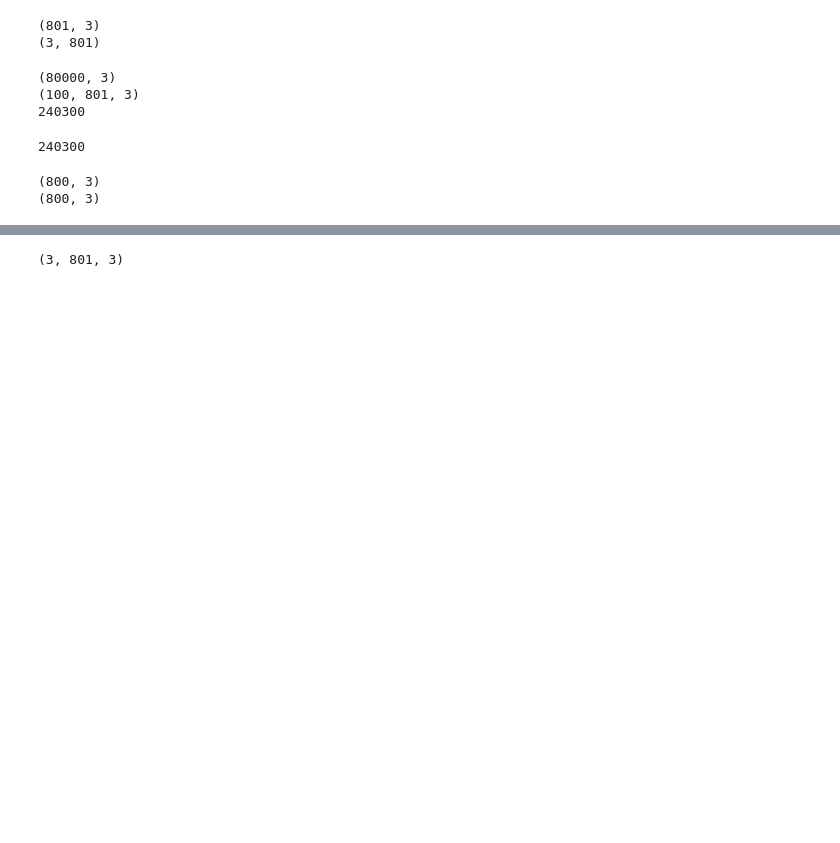
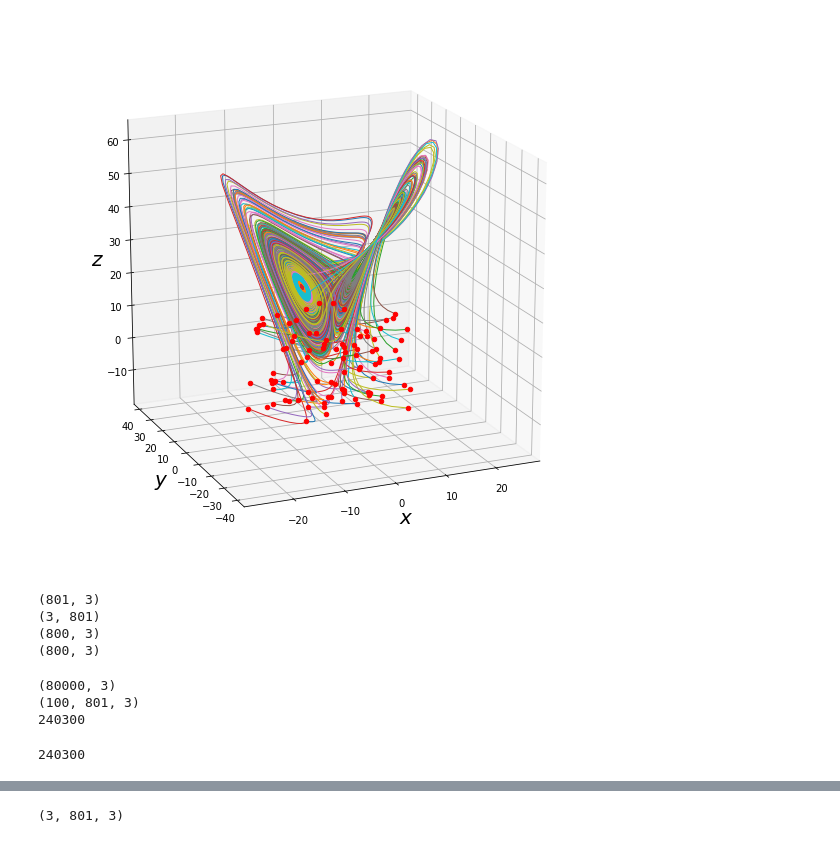
Before and after one commit to juanmggb/maestria, a Jupyter notebook: ml_batch/lorenz_ann.ipynb, the cells around one changed output, grey strips where cells are left out. Saved outputs shown, nothing was run; the diff lists cells and outputs as text; code cells hidden in the pictures; blank space fills up the shorter version.

```diff
--- a/ml_batch/lorenz_ann.ipynb
+++ b/ml_batch/lorenz_ann.ipynb
@@ -88,26 +64,55 @@ plt.show()
+# %%
+# The subplot_kw parameter allows you to specify additional keyword arguments to be passed to the
+# subplot's constructor. In this case, the projection keyword argument is being used to specify that
+# the subplot should be 3D.
+fig = plt.figure(figsize=(10,10))
+ax = fig.add_subplot(111, projection='3d')
+# fig,ax = plt.subplots(1,1,subplot_kw={'projection': '3d'})
+
+
+# For each of the 100 trajectories
+for j in range(100):
+    # j=0--------0-----------800-----------------size:800-- each trajectory has len 801,
+    # and we always remove one observation to leave 800
+    # j=1--------800---------1600----------------size:800--
+    # j=2--------1600--------2600----------------size:800--
+    # and so on ...
+    nn_input[j*(len(t)-1):(j+1)*(len(t)-1),:] = x_t[j,:-1,:]
+    nn_output[j*(len(t)-1):(j+1)*(len(t)-1),:] = x_t[j,1:,:]
+    # without transposing is a list with 801 (801->rows are the
+    # ones that are always destructured, 3) values that we would
+    # have to store in 801 variables.
+    # transposed is a list with 3 (3, 801) values
+
+
+    x, y, z = x_t[j,:,:].T
+    ax.plot(x, y, z,linewidth=1)
+    ax.scatter(x0[j,0],x0[j,1],x0[j,2],color='r')
+ax.set_xlabel('$x$', size = 20)
+ax.set_ylabel('$y$', size = 20)
+ax.set_zlabel('$z$', size = 20)
+ax.view_init(18, -113)
+plt.show()
+# %% [output]
+[figure, added]
 # %%
 j=1
 print(x_t[j,:,:].shape)
 print(x_t[j,:,:].T.shape)
+print(nn_input[j*(len(t)-1):(j+1)*(len(t)-1),:].shape)
+print(x_t[j,:-1,:].shape)
 # %% [output]
 (801, 3)
 (3, 801)
+(800, 3)
+(800, 3)
 # %%
 print(nn_input.shape)
 print(x_t.shape)
-print(x_t.size) # 100 trayectorias, 801 pasos en cada trayectoria, 3 variables de estado
+print(x_t.size) #100 trajectories, 801 steps in each path, 3 state variables
+100*801*3
 # %% [output]
 (80000, 3)
 (100, 801, 3)
 240300
+240300
-# %%
-100*801*3
-# %% [output]
-240300
-# %%
-j = 1
-print(nn_input[j*(len(t)-1):(j+1)*(len(t)-1),:].shape)
-print(x_t[j,:-1,:].shape)
-# %% [output]
-(800, 3)
-(800, 3)
```
Also changed, not shown: parts of 13 cells of this notebook.
